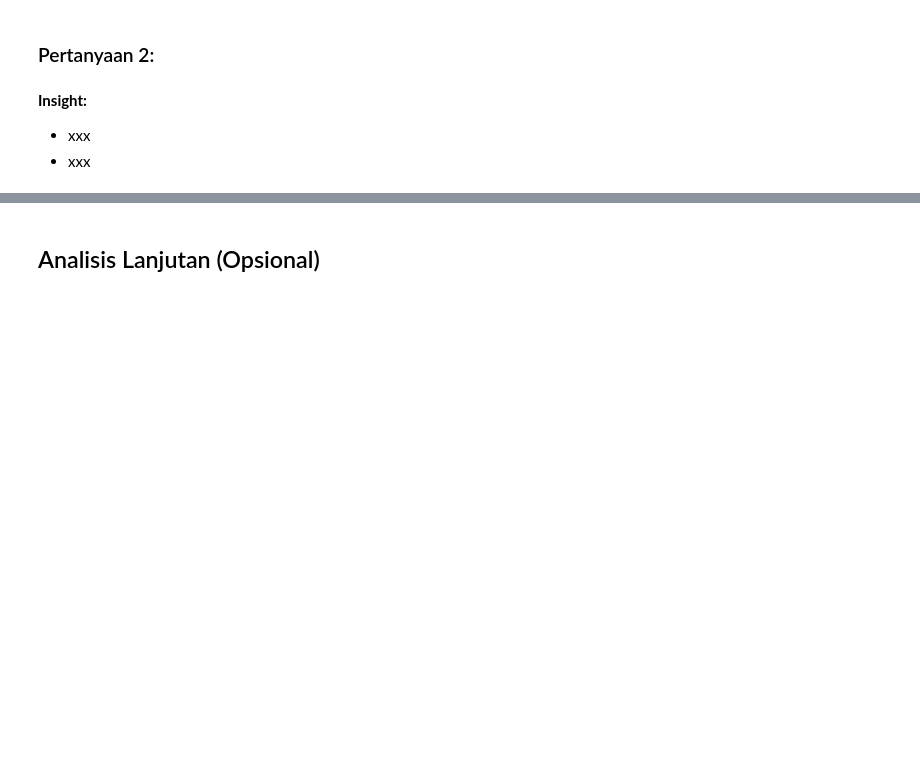
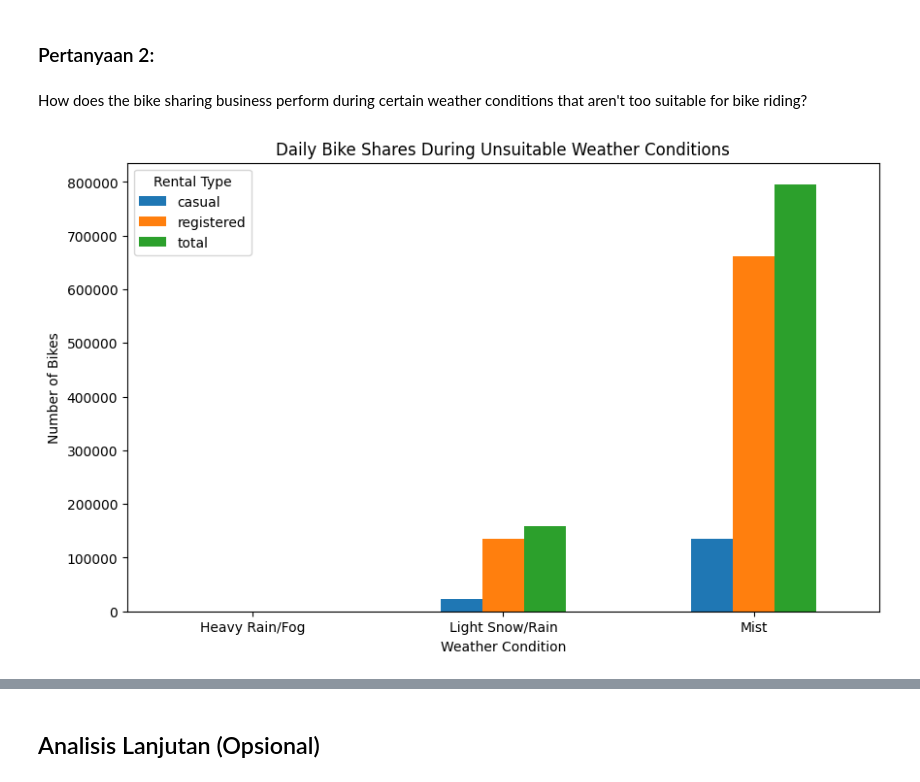
Before and after one commit to mikhail-karim/dicoding-bike_sharing_analysis-submission, a Jupyter notebook: notebook.ipynb, the cells around one changed output, grey strips where cells are left out. Cells and saved outputs as stored; diff of their text form; code cells hidden in the pictures; blank space fills up the shorter version.

```diff
--- a/notebook.ipynb
+++ b/notebook.ipynb
@@ -647,6 +765,22 @@ day_df.groupby('day').agg({
 # %% [markdown]
 ### Pertanyaan 2:
-# %% [markdown]
-**Insight:**
-- xxx
-- xxx
+# %% [markdown]
+How does the bike sharing business perform during certain weather conditions that aren't too suitable for bike riding?
+# %%
+# membuat bar chart untuk ketinga jenis cuaca yang tidak mendukung (cuaca selain cerah/berawan)
+weather_conditions = ['Mist', 'Light Snow/Rain', 'Heavy Rain/Fog']
+rental_data = hour_df[hour_df['weather_type'].isin(weather_conditions)].groupby('weather_type').agg({
+    'casual': 'sum',
+    'registered': 'sum',
+    'total': 'sum'
+})
+
+ax = rental_data.plot(kind='bar', figsize=(10, 6))
+ax.set_xlabel('Weather Condition')
+ax.set_ylabel('Number of Bikes')
+ax.set_title('Daily Bike Shares During Unsuitable Weather Conditions')
+plt.xticks(rotation=0)
+plt.legend(title='Rental Type')
+plt.show()
+# %% [output]
+[figure, added]
```
Also changed, not shown: parts of 74 cells of this notebook.
